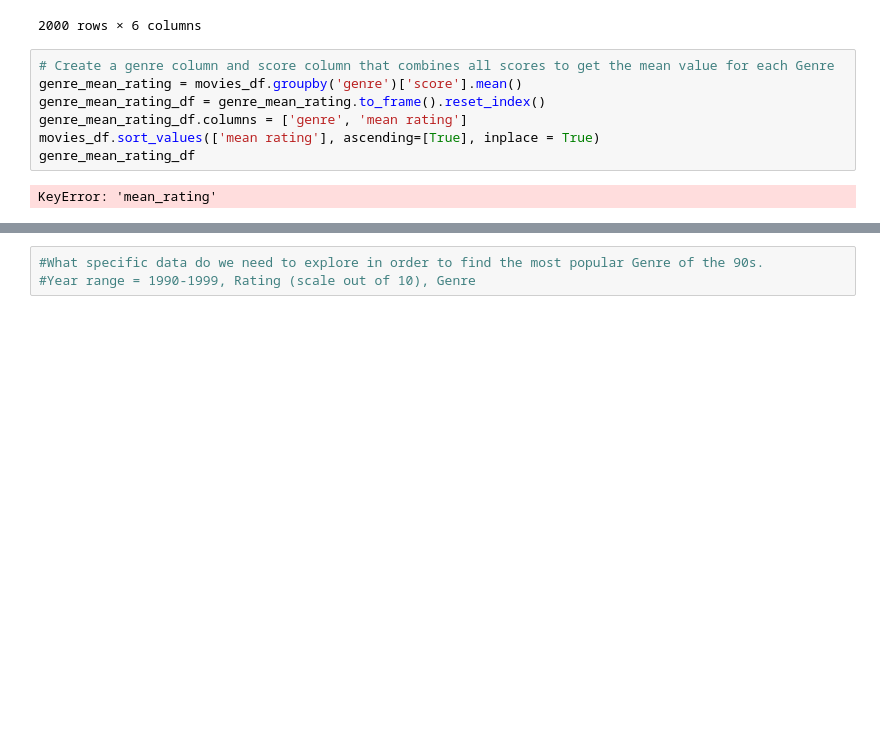
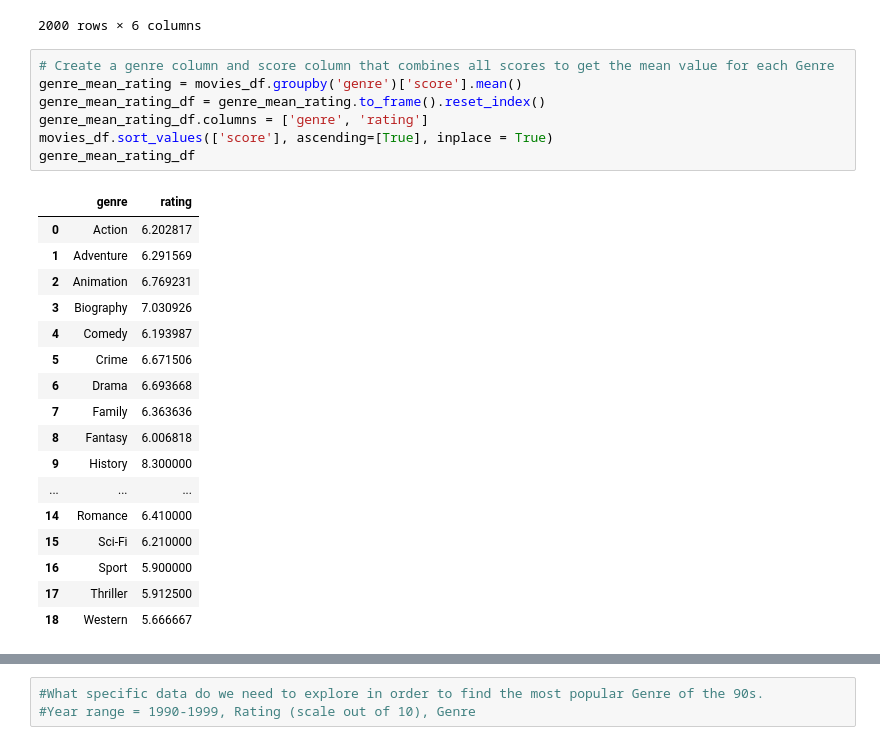
Before and after one commit to curtiscoleman/90s-Movies, a Jupyter notebook: Project.ipynb, the cells around one changed output, grey strips where cells are left out. Saved outputs shown, nothing was run; the diff lists cells and outputs as text; blank space fills up the shorter version.

```diff
--- a/Project.ipynb
+++ b/Project.ipynb
@@ -132,11 +132,27 @@ movies_df.loc[(movies_df['year'] >= 1990) & (movies_df['year'] <= 1999)].sort_va
 # %%
 # Create a genre column and score column that combines all scores to get the mean value for each Genre
 genre_mean_rating = movies_df.groupby('genre')['score'].mean()
 genre_mean_rating_df = genre_mean_rating.to_frame().reset_index()
-genre_mean_rating_df.columns = ['genre', 'mean rating']
-movies_df.sort_values(['mean rating'], ascending=[True], inplace = True)
+genre_mean_rating_df.columns = ['genre', 'rating']
+movies_df.sort_values(['score'], ascending=[True], inplace = True)
 genre_mean_rating_df
 # %% [output]
-KeyError: 'mean_rating'
+|  | genre | rating |
+| 0 | Action | 6.202817 |
+| 1 | Adventure | 6.291569 |
+| 2 | Animation | 6.769231 |
+| 3 | Biography | 7.030926 |
+| 4 | Comedy | 6.193987 |
+| 5 | Crime | 6.671506 |
+| 6 | Drama | 6.693668 |
+| 7 | Family | 6.363636 |
+| 8 | Fantasy | 6.006818 |
+| 9 | History | 8.300000 |
+| ... | ... | ... |
+| 14 | Romance | 6.410000 |
+| 15 | Sci-Fi | 6.210000 |
+| 16 | Sport | 5.900000 |
+| 17 | Thriller | 5.912500 |
+| 18 | Western | 5.666667 |
 # %%
 import matplotlib
```
Also changed, not shown: parts of 1 cell of this notebook.
